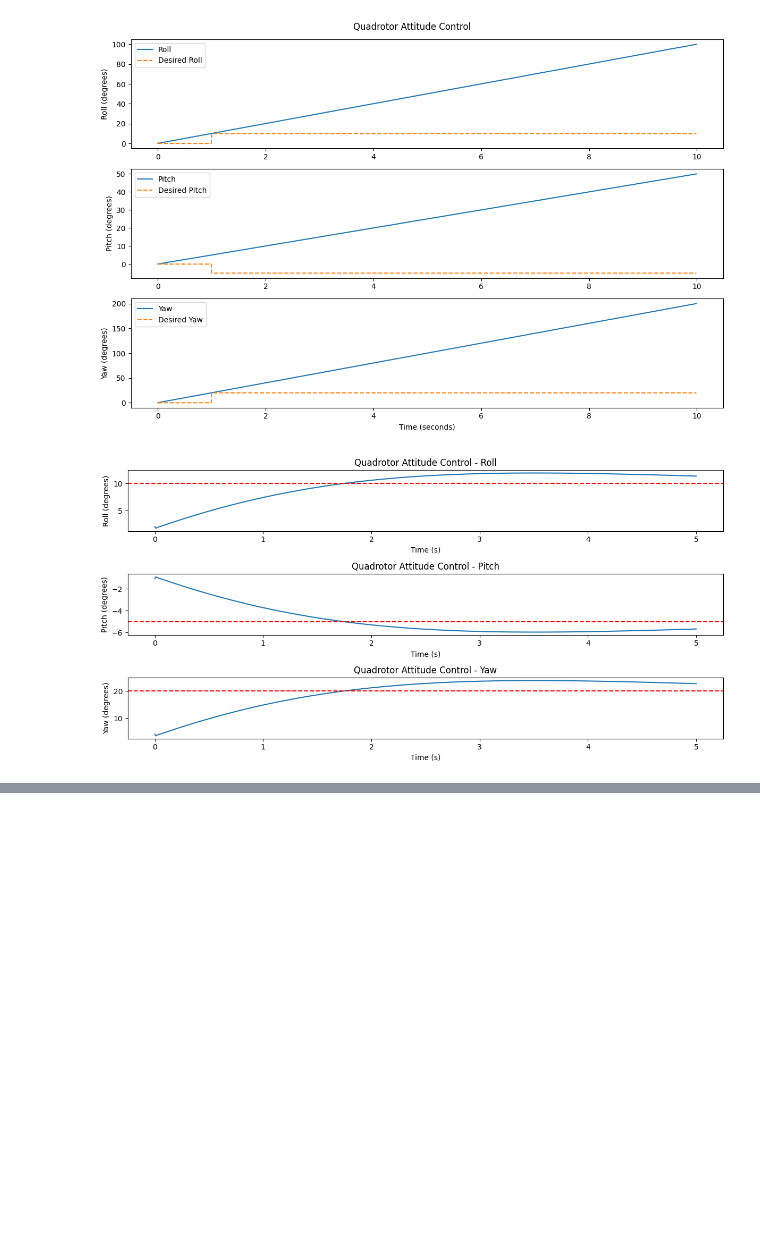
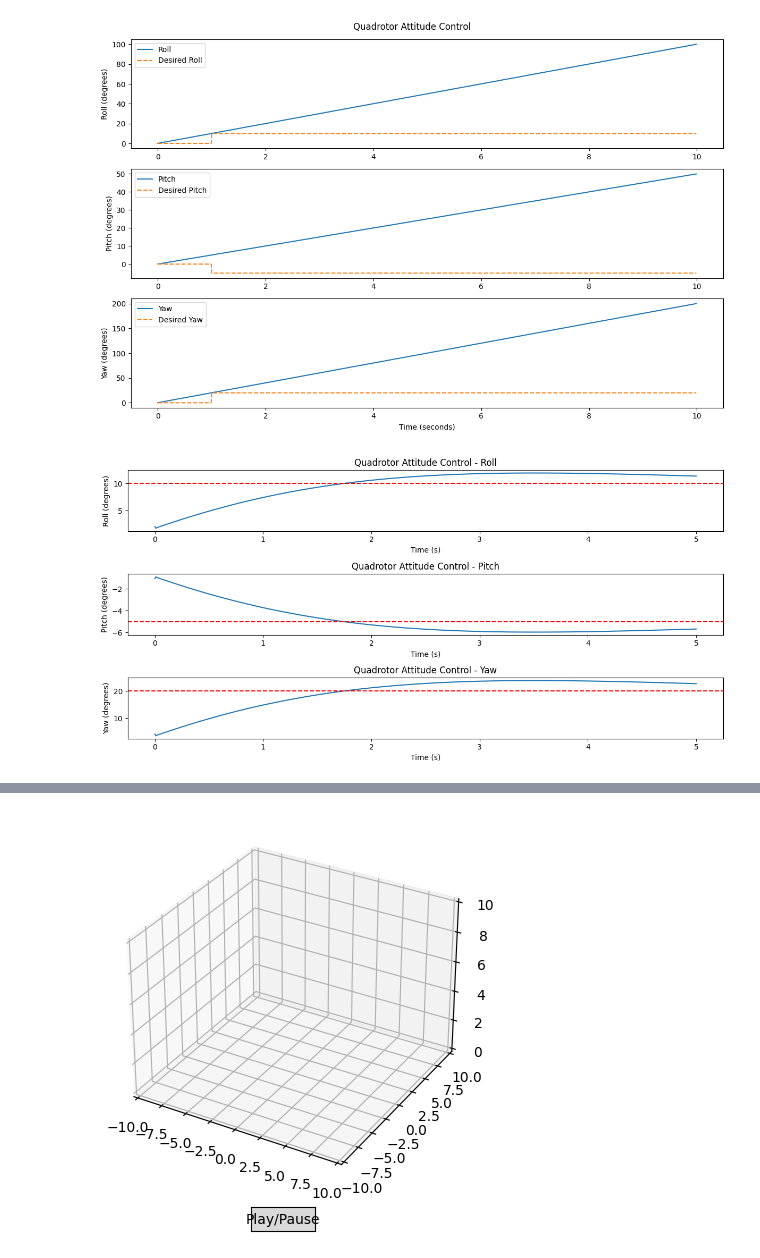
Before and after one commit to ME-UoP-ME421-Feb-2023/Rankine-RF, a Jupyter notebook: GroupRF_ControlSystems_Lab.ipynb, the cells around one changed output, grey strips where cells are left out. Saved outputs shown, nothing was run; the diff lists cells and outputs as text; code cells hidden in the pictures; blank space fills up the shorter version.

```diff
--- a/GroupRF_ControlSystems_Lab.ipynb
+++ b/GroupRF_ControlSystems_Lab.ipynb
@@ -1287,0 +1185,81 @@ animate_quadrotor_attitude(roll, pitch, yaw)
+# %%
+import numpy as np
+import matplotlib.pyplot as plt
+from mpl_toolkits.mplot3d import Axes3D
+from mpl_toolkits.mplot3d.art3d import Poly3DCollection, Line3DCollection
+from matplotlib.animation import FuncAnimation
+from matplotlib.widgets import Button
+
+class QuadrotorAnimation:
+    def __init__(self, body, arms, propellers):
+        self.body = body
+        self.arms = arms
+        self.propellers = propellers
+        self.fig = None
+        self.ax = None
+        self.line_collection = None
+        self.poly_collection = None
+        self.animation = None
+        self.playing = False
+        self.frame = 0
+
+    def create_quadrotor_model(self):
+        quadrotor_points = np.concatenate((self.body, self.arms, self.propellers))
+        return quadrotor_points
+
+    def update_animation(self, frame):
+        if self.playing:
+            self.frame += 1
+        quadrotor_points = self.create_quadrotor_model()
+        self.line_collection.set_segments([[quadrotor_points[0], quadrotor_points[1]], [quadrotor_points[0], quadrotor_points[3]], [quadrotor_points[1], quadrotor_points[2]], [quadrotor_points[2], quadrotor_points[3]],
+                                            [quadrotor_points[4], quadrotor_points[5]], [quadrotor_points[5], quadrotor_points[6]], [quadrotor_points[6], quadrotor_points[7]], [quadrotor_points[7], quadrotor_points[4]],
+                                            [quadrotor_points[0], quadrotor_points[4]], [quadrotor_points[1], quadrotor_points[5]], [quadrotor_points[2], quadrotor_points[6]], [quadrotor_points[3], quadrotor_points[7]]])
+
+    def animate_quadrotor(self):
+        quadrotor_points = self.create_quadrotor_model()
+
+        self.fig = plt.figure()
+        self.ax = self.fig.add_subplot(111, projection='3d')
+        self.ax.set_xlim(-10, 10)
+        self.ax.set_ylim(-10, 10)
+        self.ax.set_zlim(0, 10)
+
+        self.line_collection = Line3DCollection([], colors='k')
+        self.poly_collection = Poly3DCollection([], facecolors='b', alpha=0.5)
+        self.ax.add_collection(self.line_collection)
+        self.ax.add_collection(self.poly_collection)
+
+        self.animation = FuncAnimation(self.fig, self.update_animation, frames=100, interval=50)
+
+        self.ax_play = plt.axes([0.45, 0.02, 0.1, 0.05])
+        self.button_play = Button(self.ax_play, 'Play/Pause')
+        self.button_play.on_clicked(self.toggle_play)
+
+        plt.show()
+
+    def toggle_play(self, event):
+        if self.playing:
+            self.button_play.label.set_text('Play')
+        else:
+            self.button_play.label.set_text('Pause')
+        self.playing = not self.playing
+
+# Create the quadrotor model
+body = np.array([
+    [-1, -1, 0], [-1, 1, 0], [1, 1, 0], [1, -1, 0],  # bottom
+    [-1, -1, 2], [-1, 1, 2], [1, 1, 2], [1, -1, 2]  # top
+])
+
+arms = np.array([
+    [-2, 0, 0], [2, 0, 0], [0, -2, 0], [0, 2, 0]  # arms
+])
+
+propellers = np.array([
+    [-3, 0, 0], [3, 0, 0], [0, -3, 0], [0, 3, 0]  # propellers
+])
+
+# Create and run the quadrotor animation
+quadrotor_animation = QuadrotorAnimation(body, arms, propellers)
+quadrotor_animation.animate_quadrotor()
+# %% [output]
+[figure, added]
```
Also changed, not shown: parts of 1 cell of this notebook.
